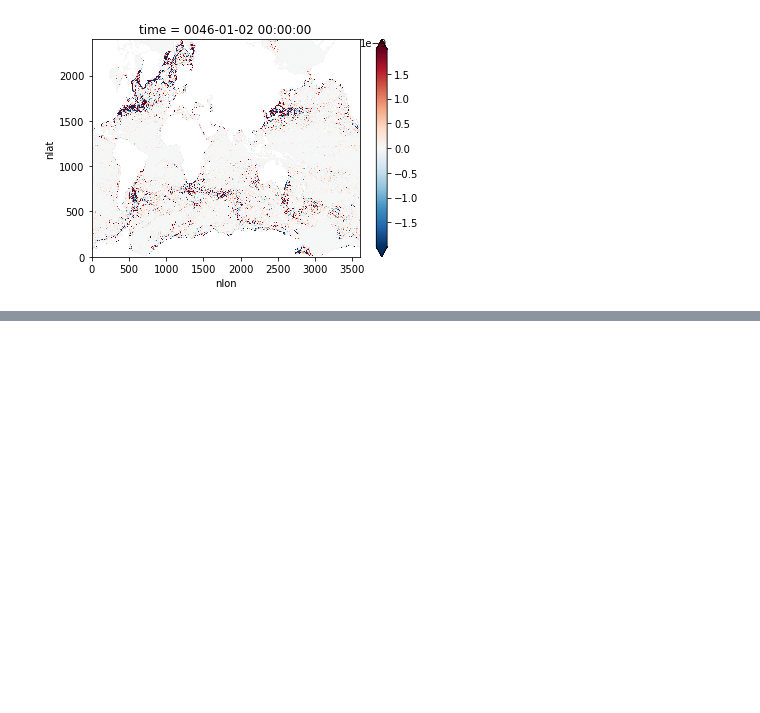
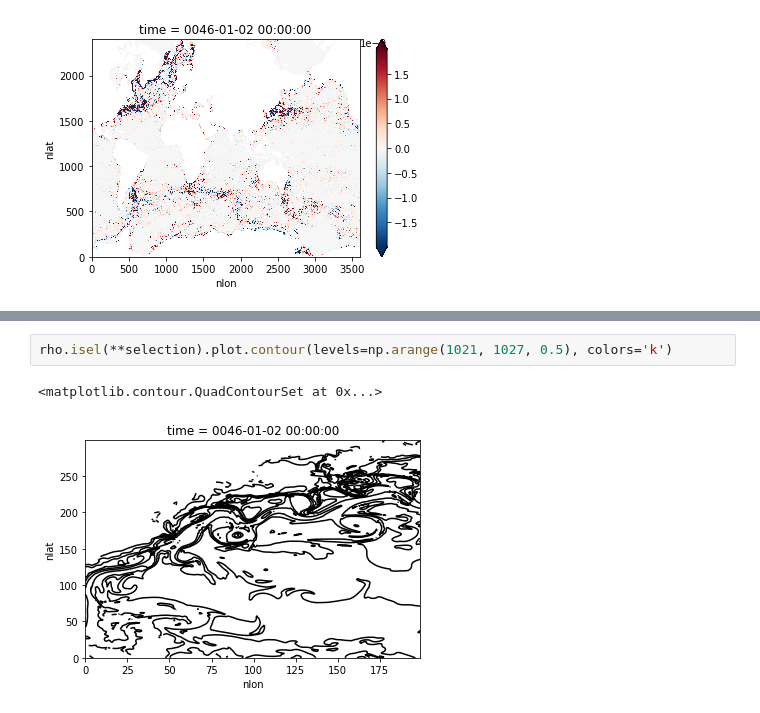
Before and after one commit to shanicetbailey/SST-gradients, a Jupyter notebook: CESM/tendency-sst-sss.ipynb, the cells around one changed output, grey strips where cells are left out. Drawn from its saved outputs; the diff is of its cells as text; blank space fills up the shorter version.

```diff
--- a/CESM/tendency-sst-sss.ipynb
+++ b/CESM/tendency-sst-sss.ipynb
@@ -413,0 +433,5 @@ plt.tight_layout();
+# %%
+rho.isel(**selection).plot.contour(levels=np.arange(1021, 1027, 0.5), colors='k')
+# %% [output]
+<matplotlib.contour.QuadContourSet at 0x...>
+[figure, added]
```
Also changed, not shown: parts of 13 cells of this notebook.
